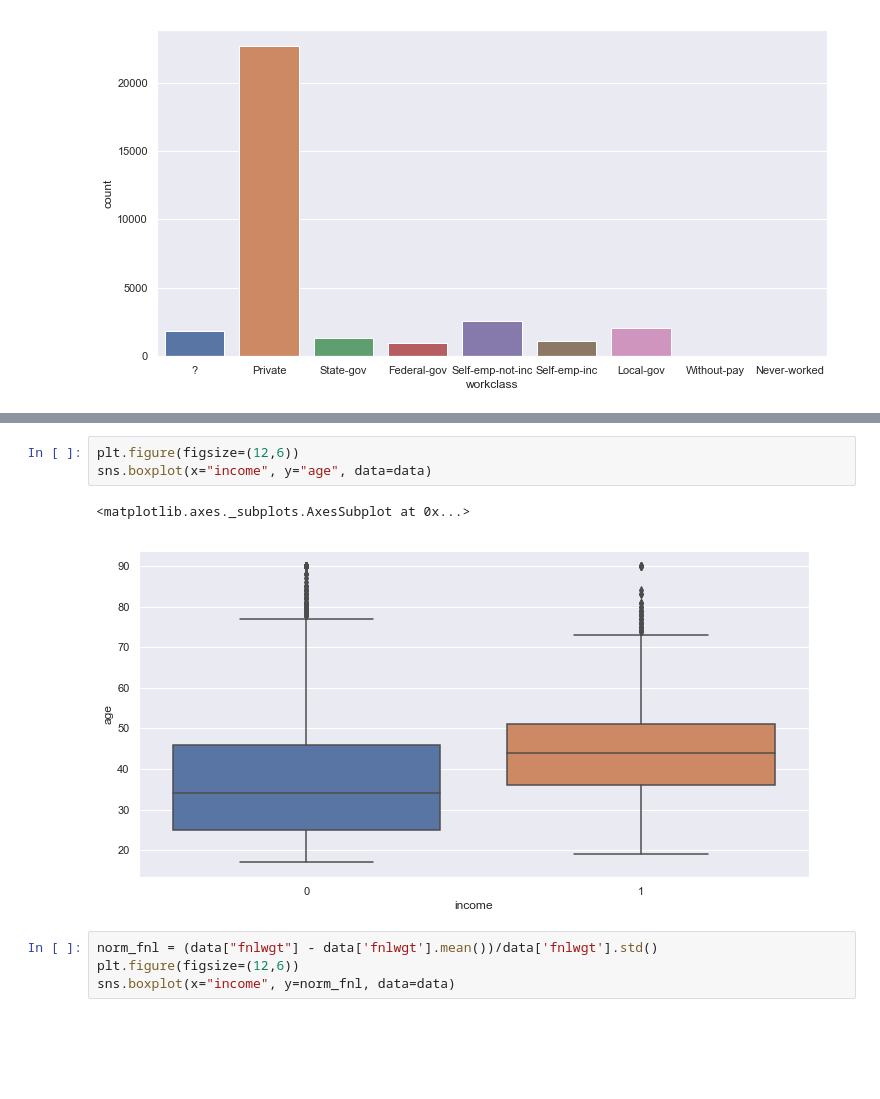
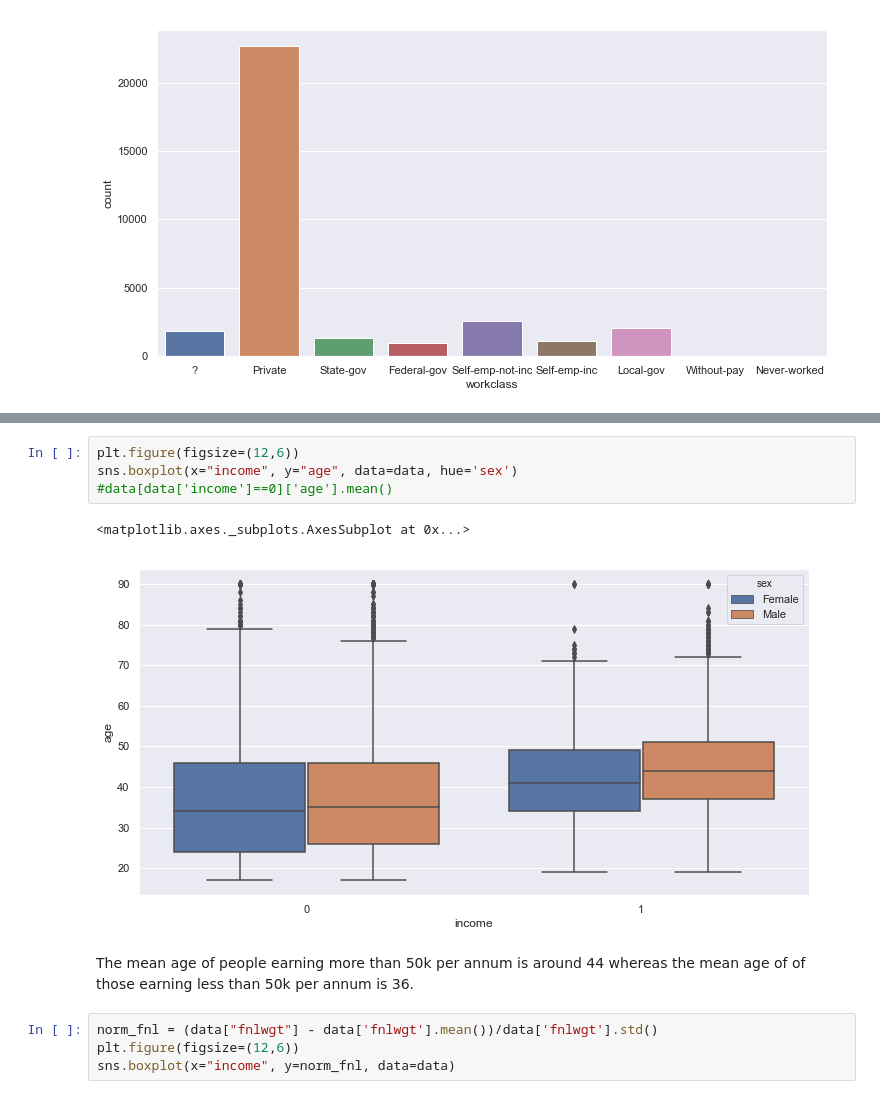
Before and after one commit to dsanyal/Kaggle, a Jupyter notebook: model_kaggle.ipynb, the cells around one changed output, grey strips where cells are left out. Saved outputs shown, nothing was run; the diff lists cells and outputs as text; blank space fills up the shorter version.

```diff
--- a/model_kaggle.ipynb
+++ b/model_kaggle.ipynb
@@ -115,9 +115,12 @@ sns.heatmap(data.corr(),cmap='Accent',annot=True)
 # %%
 plt.figure(figsize=(12,6))
-sns.boxplot(x="income", y="age", data=data)
+sns.boxplot(x="income", y="age", data=data, hue='sex')
+#data[data['income']==0]['age'].mean()
 # %% [output]
 <matplotlib.axes._subplots.AxesSubplot at 0x...>
-[figure, old version]
+[figure, new version]
+# %% [markdown]
+The mean age of people earning more than 50k per annum is around 44 whereas the mean age of of those earning less than 50k per annum is 36.
 # %%
 norm_fnl = (data["fnlwgt"] - data['fnlwgt'].mean())/data['fnlwgt'].std()
 plt.figure(figsize=(12,6))
```
Also changed, not shown: parts of 15 cells of this notebook.
